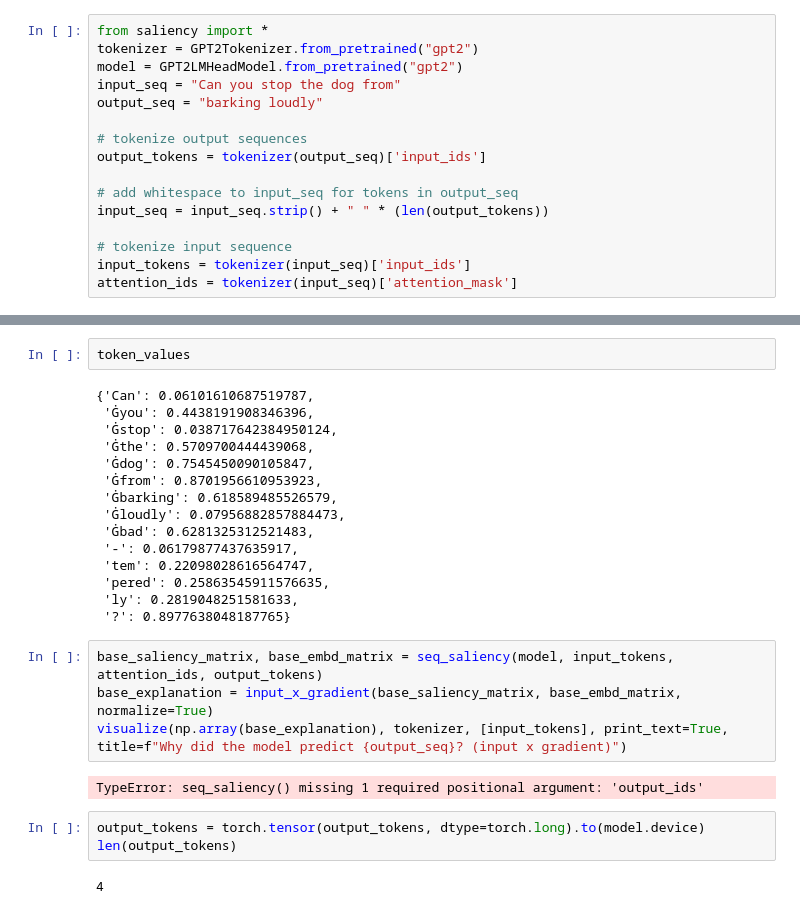
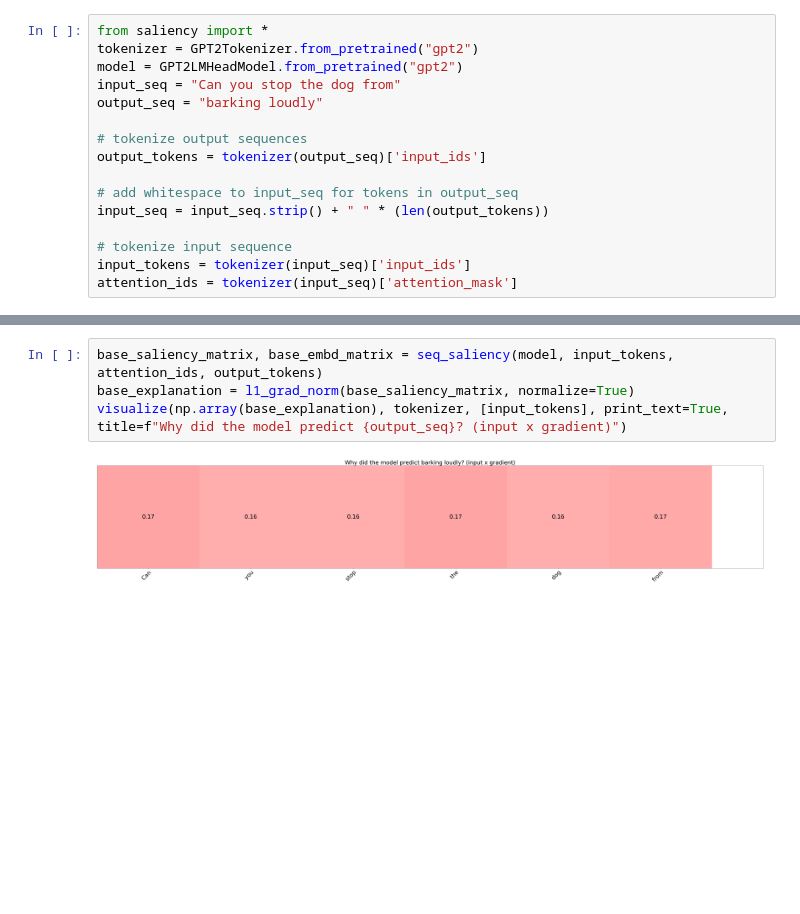
Before and after one commit to guojun-wu/Scan, a Jupyter notebook: interpret.ipynb, the cells around one changed output, grey strips where cells are left out. Drawn from its saved outputs; the diff is of its cells as text; blank space fills up the shorter version.

```diff
--- a/interpret.ipynb
+++ b/interpret.ipynb
@@ -151,28 +113,6 @@ words
-# %%
-token_values
-# %% [output]
-{'Can': 0.06101610687519787,
- 'Ġyou': 0.4438191908346396,
- 'Ġstop': 0.038717642384950124,
- 'Ġthe': 0.5709700444439068,
- 'Ġdog': 0.7545450090105847,
- 'Ġfrom': 0.8701956610953923,
- 'Ġbarking': 0.618589485526579,
- 'Ġloudly': 0.07956882857884473,
- 'Ġbad': 0.6281325312521483,
- '-': 0.06179877437635917,
- 'tem': 0.22098028616564747,
- 'pered': 0.25863545911576635,
- 'ly': 0.2819048251581633,
- '?': 0.8977638048187765}
 # %%
 base_saliency_matrix, base_embd_matrix = seq_saliency(model, input_tokens, attention_ids, output_tokens)
-base_explanation = input_x_gradient(base_saliency_matrix, base_embd_matrix, normalize=True)
+base_explanation = l1_grad_norm(base_saliency_matrix, normalize=True)
 visualize(np.array(base_explanation), tokenizer, [input_tokens], print_text=True, title=f"Why did the model predict {output_seq}? (input x gradient)")
 # %% [output]
-TypeError: seq_saliency() missing 1 required positional argument: 'output_ids'
+[figure, added]
-# %%
-output_tokens = torch.tensor(output_tokens, dtype=torch.long).to(model.device)
-len(output_tokens)
-# %% [output]
-4
```
Also changed, not shown: parts of 1 cell of this notebook, 2 other files.
